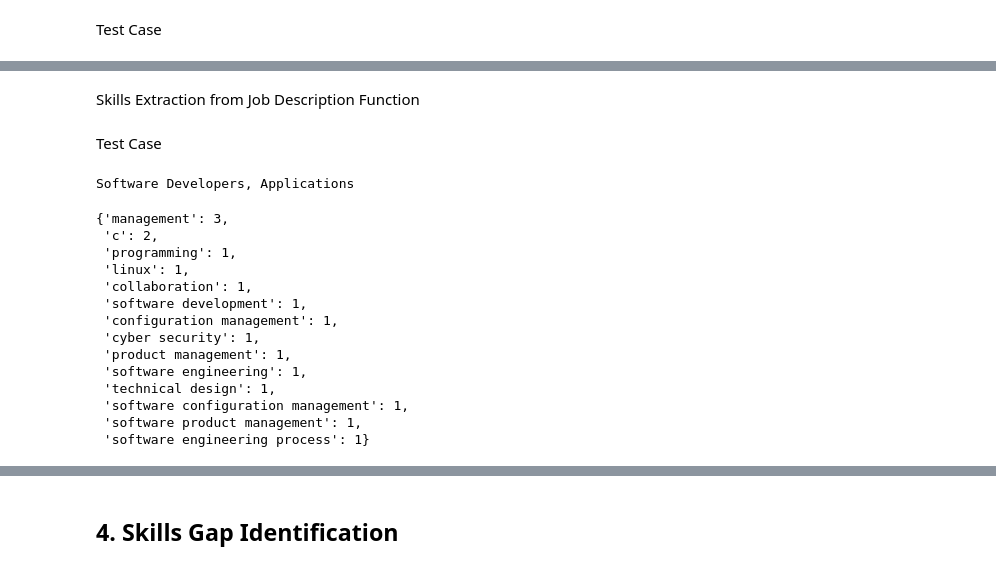
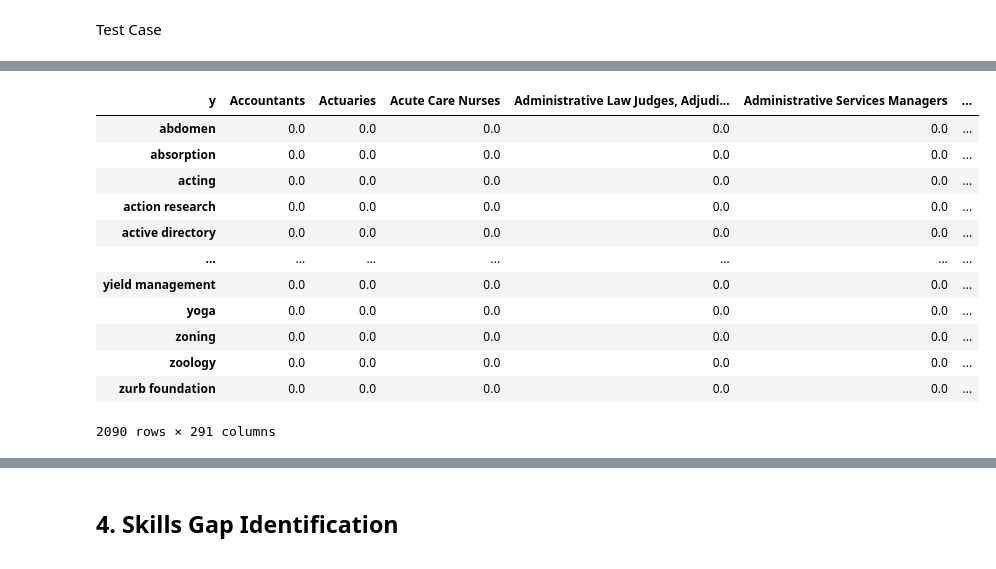
Before and after one commit to remuslum/bt4103team13, a Jupyter notebook: Skills Engine.ipynb, the cells around one changed output, grey strips where cells are left out. Drawn from its saved outputs; the diff is of its cells as text; code cells hidden in the pictures.

```diff
--- a/Skills Engine.ipynb
+++ b/Skills Engine.ipynb
@@ -268,10 +460,10 @@ INFORMATION-TECHNOLOGY
 # %%
 # extract skills from all rows > store in dictionary > pickle dump
 '''
-df1["Skills"] = df1["Text"].apply(lambda x: skills_experience_level_identification(x))
-resume_skills0 = {}
-for index, row in df1.iterrows():
-  resume_skills0[row.ID] = row.Skills
-with open('resume_skills.pkl', 'wb') as handle:
-  pickle.dump(resume_skills0, handle)
+df2["Skills"] = df2["Text"].apply(lambda x: extract_skills_frequency(x,skills_api,True))
+job_skills0 = {}
+for index, row in df2.iterrows():
+  job_skills0[row.ID] = row.Skills
+with open('job_skills_frequency.pkl', 'wb') as handle:
+  pickle.dump(job_skills0, handle)
 '''
@@ -280,2 +469,0 @@ with open('resume_skills.pkl', 'wb') as handle:
-# %% [markdown]
-Skills Extraction from Job Description Function
@@ -300,33 +470,22 @@ def extract_job_skills(job_text, skills_api, clean=True):
-# %% [markdown]
-Test Case
-# %%
-test_job = df2.iloc[13,2]
-test_job_skills = extract_job_skills(test_job,skills_api,True)
-print(df2.iloc[13,1])
-test_job_skills
-# %% [output]
-Software Developers, Applications
-{'management': 3,
- 'c': 2,
- 'programming': 1,
- 'linux': 1,
- 'collaboration': 1,
- 'software development': 1,
- 'configuration management': 1,
- 'cyber security': 1,
- 'product management': 1,
- 'software engineering': 1,
- 'technical design': 1,
- 'software configuration management': 1,
- 'software product management': 1,
- 'software engineering process': 1}
-# %%
-# extract skills from all rows > store in dictionary > pickle dump
-'''
-df2["Skills"] = df2["Text"].apply(lambda x: extract_job_skills(x,skills_api,True))
-job_skills0 = {}
-for index, row in df2.iterrows():
-  job_skills0[row.ID] = row.Skills
-with open('job_skills.pkl', 'wb') as handle:
-  pickle.dump(job_skills0, handle)
-'''
+# %%
+job_df = df2.copy()
+
+with open('job_skills.pkl', 'rb') as pickle_file:
+    job_skills_dic = pickle.load(pickle_file)
+
+job_table = get_job_significance_table(job_df,job_skills_dic)
+job_table
+# %% [output]
+| y | Accountants | Actuaries | Acute Care Nurses | Administrative Law Judges, Adjudi... | Administrative Services Managers | ... |
+| abdomen | 0.0 | 0.0 | 0.0 | 0.0 | 0.0 | ... |
+| absorption | 0.0 | 0.0 | 0.0 | 0.0 | 0.0 | ... |
+| acting | 0.0 | 0.0 | 0.0 | 0.0 | 0.0 | ... |
+| action research | 0.0 | 0.0 | 0.0 | 0.0 | 0.0 | ... |
+| active directory | 0.0 | 0.0 | 0.0 | 0.0 | 0.0 | ... |
+| ... | ... | ... | ... | ... | ... | ... |
+| yield management | 0.0 | 0.0 | 0.0 | 0.0 | 0.0 | ... |
+| yoga | 0.0 | 0.0 | 0.0 | 0.0 | 0.0 | ... |
+| zoning | 0.0 | 0.0 | 0.0 | 0.0 | 0.0 | ... |
+| zoology | 0.0 | 0.0 | 0.0 | 0.0 | 0.0 | ... |
+| zurb foundation | 0.0 | 0.0 | 0.0 | 0.0 | 0.0 | ... |
+2090 rows × 291 columns
```
Also changed, not shown: parts of 41 cells of this notebook.
